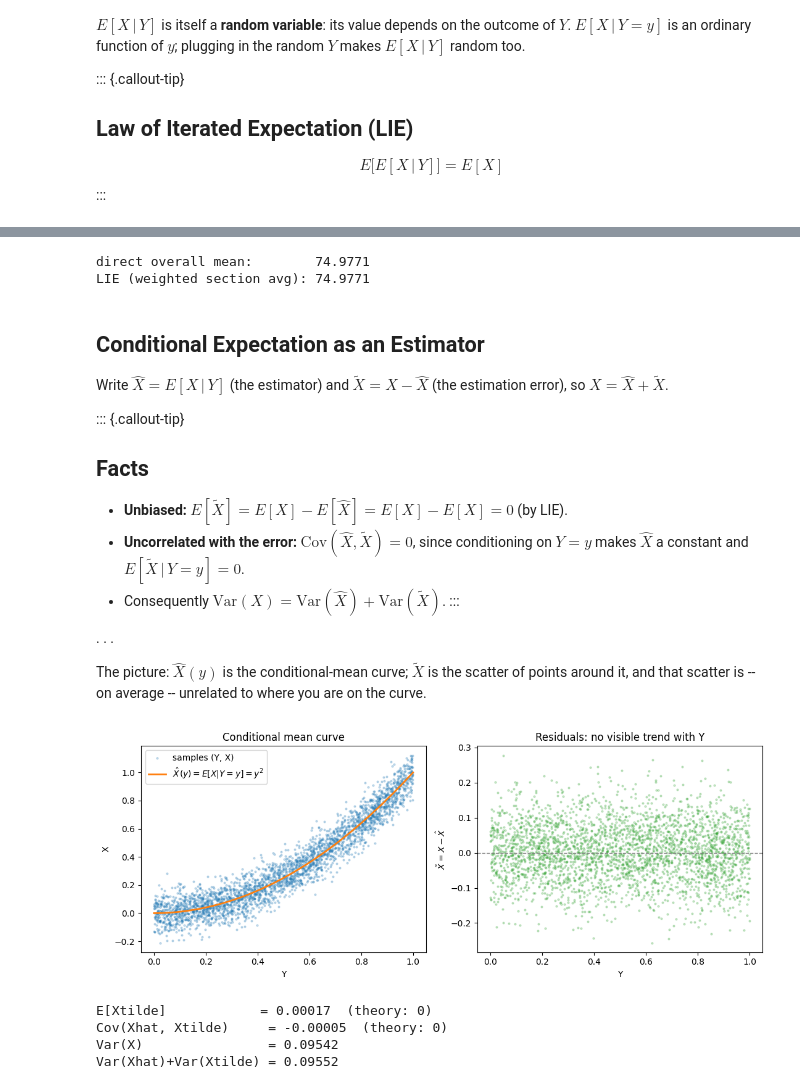
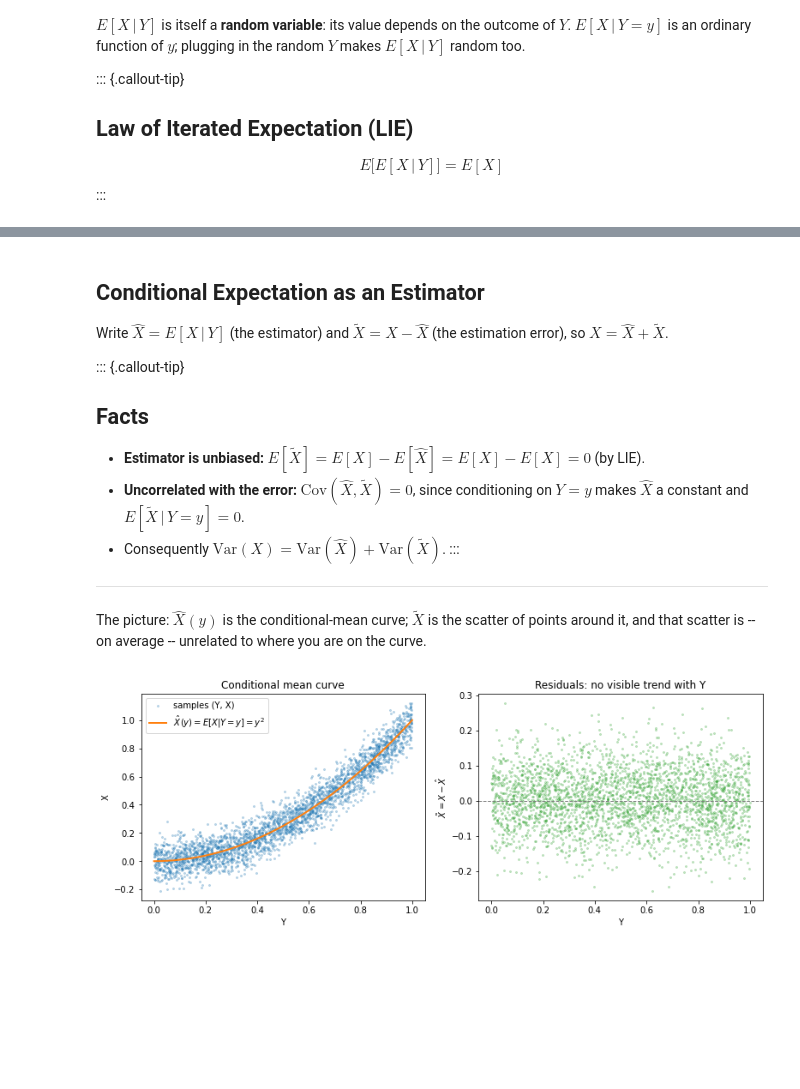
Before and after one commit to jamiehadd/Math-151-Probability, a Jupyter notebook: 10_covariance-correlation-conditional-expectation-variance.ipynb, the cells around one changed output, grey strips where cells are left out. Drawn from its saved outputs; the diff is of its cells as text; code cells hidden in the pictures; blank space fills up the shorter version.

```diff
--- a/10_covariance-correlation-conditional-expectation-variance.ipynb
+++ b/10_covariance-correlation-conditional-expectation-variance.ipynb
@@ -184,30 +220,3 @@ $$E[X] = \sum_s P(S=s)\, E[X\,|\,S=s]$$
-# %%
-import numpy as np
-
-rng = np.random.default_rng(5)
-
-sections = {
-    "A": dict(n=30, mu=75, sigma=8),
-    "B": dict(n=25, mu=82, sigma=5),
-    "C": dict(n=20, mu=68, sigma=10),
-}
-
-all_scores, section_scores = [], {}
-for name, s in sections.items():
-    scores = rng.normal(s["mu"], s["sigma"], s["n"])
-    section_scores[name] = scores
-    all_scores.append(scores)
-all_scores = np.concatenate(all_scores)
-
-N = sum(s["n"] for s in sections.values())
-lie_mean = sum((s["n"] / N) * section_scores[name].mean()
-               for name, s in sections.items())
-
-print(f"direct overall mean:        {all_scores.mean():.4f}")
-print(f"LIE (weighted section avg): {lie_mean:.4f}")
-# %% [output]
-direct overall mean:        74.9771
-LIE (weighted section avg): 74.9771
 # %% [markdown]
 ## Conditional Expectation as an Estimator
 
@@ -216,13 +225,13 @@ Write $\hat X = E[X\,|\,Y]$ (the estimator) and $\tilde X = X - \hat X$
 
 ::: {.callout-tip}
 ## Facts
-- **Unbiased:** $E[\tilde X] = E[X] - E[\hat X] = E[X]-E[X] = 0$ (by LIE).
+- **Estimator is unbiased:** $E[\tilde X] = E[X] - E[\hat X] = E[X]-E[X] = 0$ (by LIE).
 - **Uncorrelated with the error:** $\text{Cov}(\hat X, \tilde X) = 0$, since
   conditioning on $Y=y$ makes $\hat X$ a constant and $E[\tilde X\,|\,Y{=}y]=0$.
 - Consequently $\text{Var}(X) = \text{Var}(\hat X) + \text{Var}(\tilde X)$.
 :::
 
-. . .
+---
 
 The picture: $\hat X(y)$ is the conditional-mean curve; $\tilde X$ is the
 scatter of points around it, and that scatter is -- on average --
@@ -234,45 +243,34 @@ import matplotlib.pyplot as plt
 rng = np.random.default_rng(6)
 
 def draw(n):
     Y = rng.uniform(0, 1, n)
     Xhat = Y**2                               # conditional mean E[X|Y=y] = y^2
     X = rng.normal(Xhat, 0.08, n)             # X | Y=y ~ N(y^2, 0.08^2)
     return Y, Xhat, X, X - Xhat
 
 # a modest sample for a readable scatter plot...
 Y, Xhat, X, Xtilde = draw(3000)
 
 fig, axes = plt.subplots(1, 2, figsize=(11, 4.3))
 
 yy = np.linspace(0, 1, 200)
 axes[0].scatter(Y, X, s=4, alpha=0.25, color="C0", label="samples (Y, X)")
 axes[0].plot(yy, yy**2, color="C1", lw=2, label=r"$\hat X(y) = E[X|Y=y] = y^2$")
 axes[0].set_xlabel("Y")
 axes[0].set_ylabel("X")
 axes[0].legend()
 axes[0].set_title("Conditional mean curve")
 
 axes[1].scatter(Y, Xtilde, s=4, alpha=0.25, color="C2")
 axes[1].axhline(0, color="gray", ls="--", lw=1)
 axes[1].set_xlabel("Y")
 axes[1].set_ylabel(r"$\tilde X = X - \hat X$")
 axes[1].set_title("Residuals: no visible trend with Y")
 
 plt.tight_layout()
 plt.show()
-
-# ...and a much larger sample for the numeric checks below, to average out noise
-_, Xhat_big, X_big, Xtilde_big = draw(300_000)
-print(f"E[Xtilde]            = {Xtilde_big.mean():.5f}  (theory: 0)")
-print(f"Cov(Xhat, Xtilde)     = {np.mean((Xhat_big-Xhat_big.mean())*(Xtilde_big-Xtilde_big.mean())):.5f}  (theory: 0)")
-print(f"Var(X)                = {X_big.var():.5f}")
-print(f"Var(Xhat)+Var(Xtilde) = {Xhat_big.var() + Xtilde_big.var():.5f}")
 # %% [output]
-[figure, old version]
+[figure, new version]
-E[Xtilde]            = 0.00017  (theory: 0)
-Cov(Xhat, Xtilde)     = -0.00005  (theory: 0)
-Var(X)                = 0.09542
-Var(Xhat)+Var(Xtilde) = 0.09552
 # %% [markdown]
 ## Conditional Variance
 
```
Also changed, not shown: parts of 11 cells of this notebook, 4 other files.
